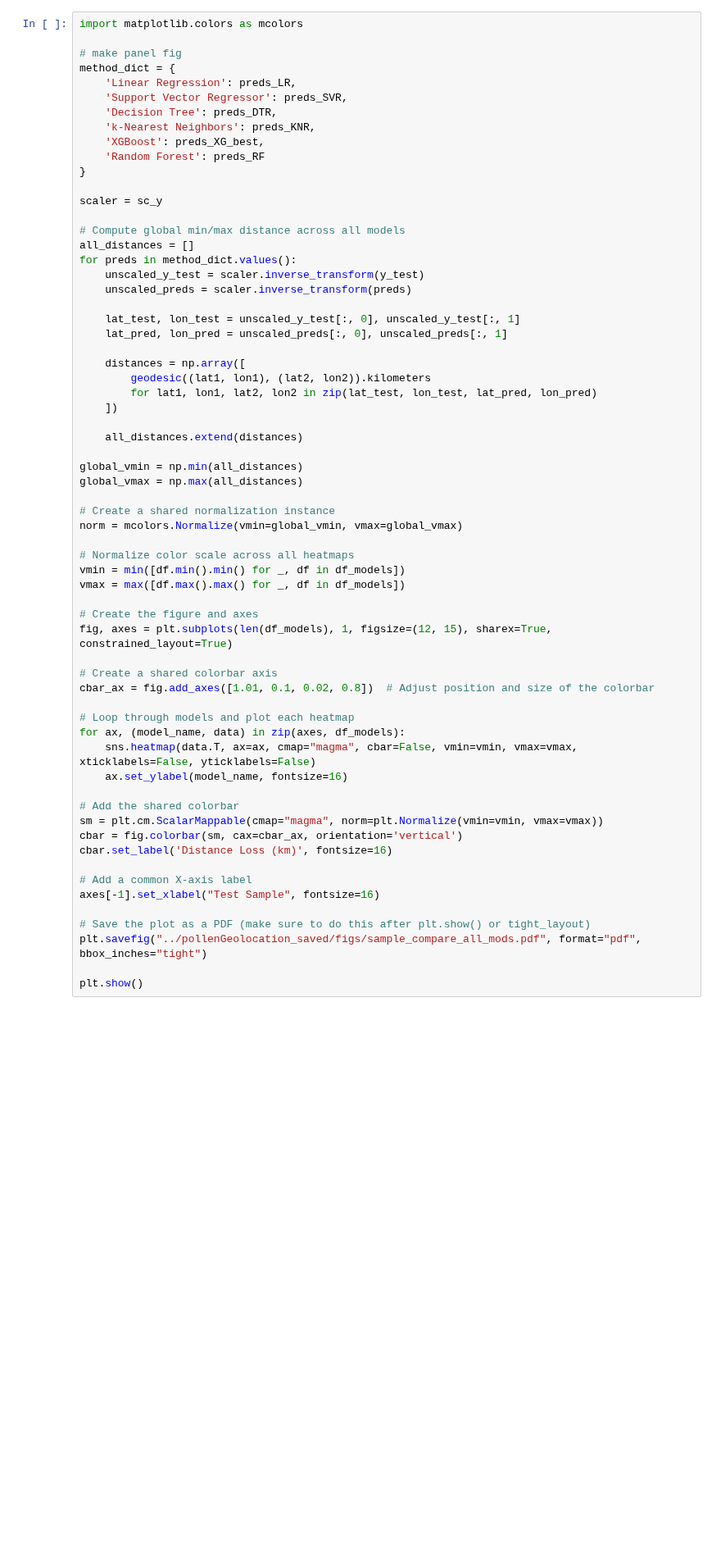
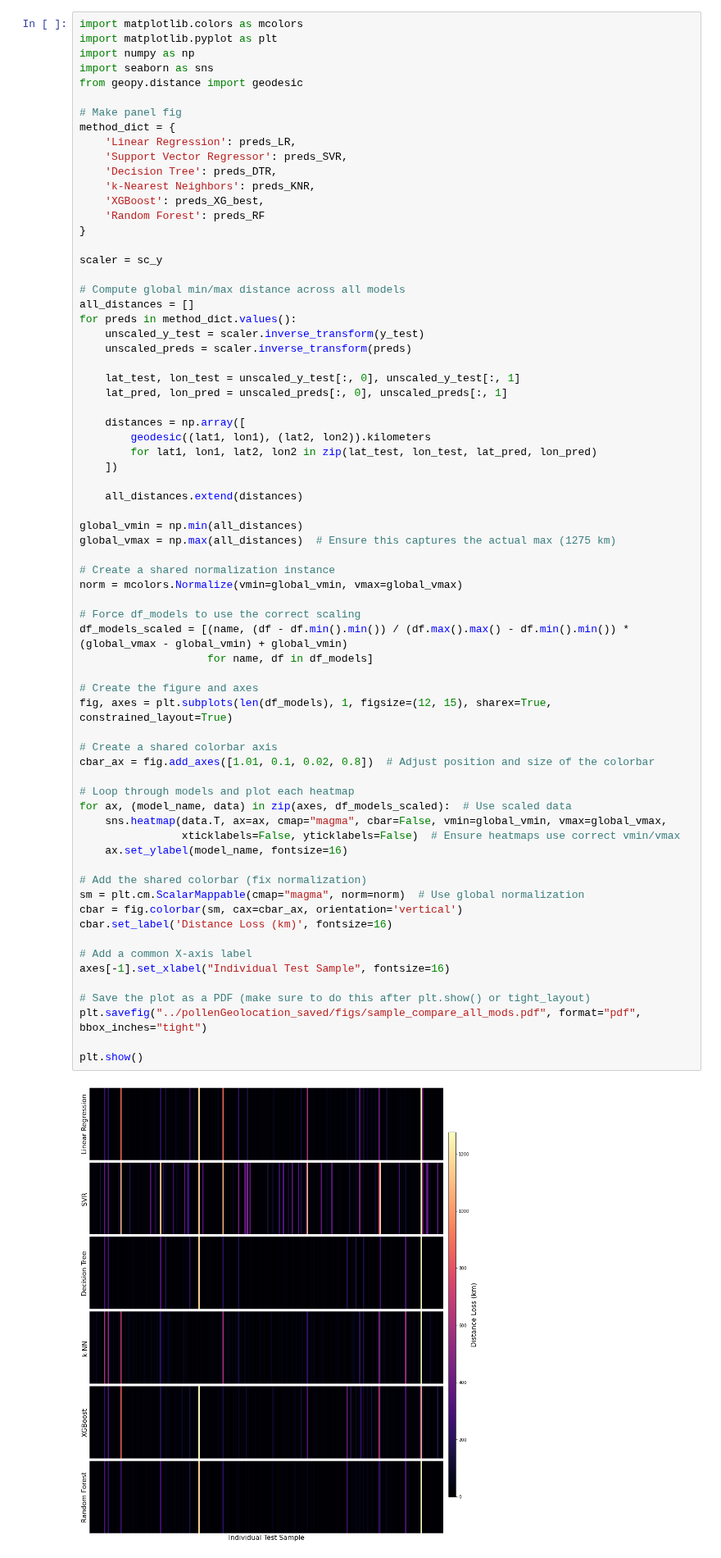
Before and after one commit to hayesrebecca/pollenGeolocation, a Jupyter notebook: 2_modelComparisons.ipynb, the cells around one changed output. Shown at 82% size. Drawn from its saved outputs; the diff is of its cells as text; blank space fills up the shorter version.

```diff
--- a/2_modelComparisons.ipynb
+++ b/2_modelComparisons.ipynb
@@ -545,8 +572,12 @@ df_models = [("Linear Regression", df_LR),
              ("Random Forest", df_RF)]
 # %%
 import matplotlib.colors as mcolors
+import matplotlib.pyplot as plt
+import numpy as np
+import seaborn as sns
+from geopy.distance import geodesic
 
-# make panel fig
+# Make panel fig
 method_dict = {
     'Linear Regression': preds_LR,
     'Support Vector Regressor': preds_SVR,
@@ -571,39 +602,42 @@ for preds in method_dict.values():
         geodesic((lat1, lon1), (lat2, lon2)).kilometers
         for lat1, lon1, lat2, lon2 in zip(lat_test, lon_test, lat_pred, lon_pred)
     ])
 
     all_distances.extend(distances)
 
 global_vmin = np.min(all_distances)
-global_vmax = np.max(all_distances)
+global_vmax = np.max(all_distances)  # Ensure this captures the actual max (1275 km)
 
 # Create a shared normalization instance
 norm = mcolors.Normalize(vmin=global_vmin, vmax=global_vmax)
 
-# Normalize color scale across all heatmaps
-vmin = min([df.min().min() for _, df in df_models])
-vmax = max([df.max().max() for _, df in df_models])
+# Force df_models to use the correct scaling
+df_models_scaled = [(name, (df - df.min().min()) / (df.max().max() - df.min().min()) * (global_vmax - global_vmin) + global_vmin)
+                    for name, df in df_models]
 
 # Create the figure and axes
 fig, axes = plt.subplots(len(df_models), 1, figsize=(12, 15), sharex=True, constrained_layout=True)
 
 # Create a shared colorbar axis
 cbar_ax = fig.add_axes([1.01, 0.1, 0.02, 0.8])  # Adjust position and size of the colorbar
 
 # Loop through models and plot each heatmap
-for ax, (model_name, data) in zip(axes, df_models):
-    sns.heatmap(data.T, ax=ax, cmap="magma", cbar=False, vmin=vmin, vmax=vmax, xticklabels=False, yticklabels=False)
+for ax, (model_name, data) in zip(axes, df_models_scaled):  # Use scaled data
+    sns.heatmap(data.T, ax=ax, cmap="magma", cbar=False, vmin=global_vmin, vmax=global_vmax,
+                xticklabels=False, yticklabels=False)  # Ensure heatmaps use correct vmin/vmax
     ax.set_ylabel(model_name, fontsize=16)
 
-# Add the shared colorbar
-sm = plt.cm.ScalarMappable(cmap="magma", norm=plt.Normalize(vmin=vmin, vmax=vmax))
+# Add the shared colorbar (fix normalization)
+sm = plt.cm.ScalarMappable(cmap="magma", norm=norm)  # Use global normalization
 cbar = fig.colorbar(sm, cax=cbar_ax, orientation='vertical')
 cbar.set_label('Distance Loss (km)', fontsize=16)
 
 # Add a common X-axis label
-axes[-1].set_xlabel("Test Sample", fontsize=16)
+axes[-1].set_xlabel("Individual Test Sample", fontsize=16)
 
 # Save the plot as a PDF (make sure to do this after plt.show() or tight_layout)
 plt.savefig("../pollenGeolocation_saved/figs/sample_compare_all_mods.pdf", format="pdf", bbox_inches="tight")
 
 plt.show()
+# %% [output]
+[figure, added]
```
Also changed, not shown: parts of 14 cells of this notebook, 1 other file.
